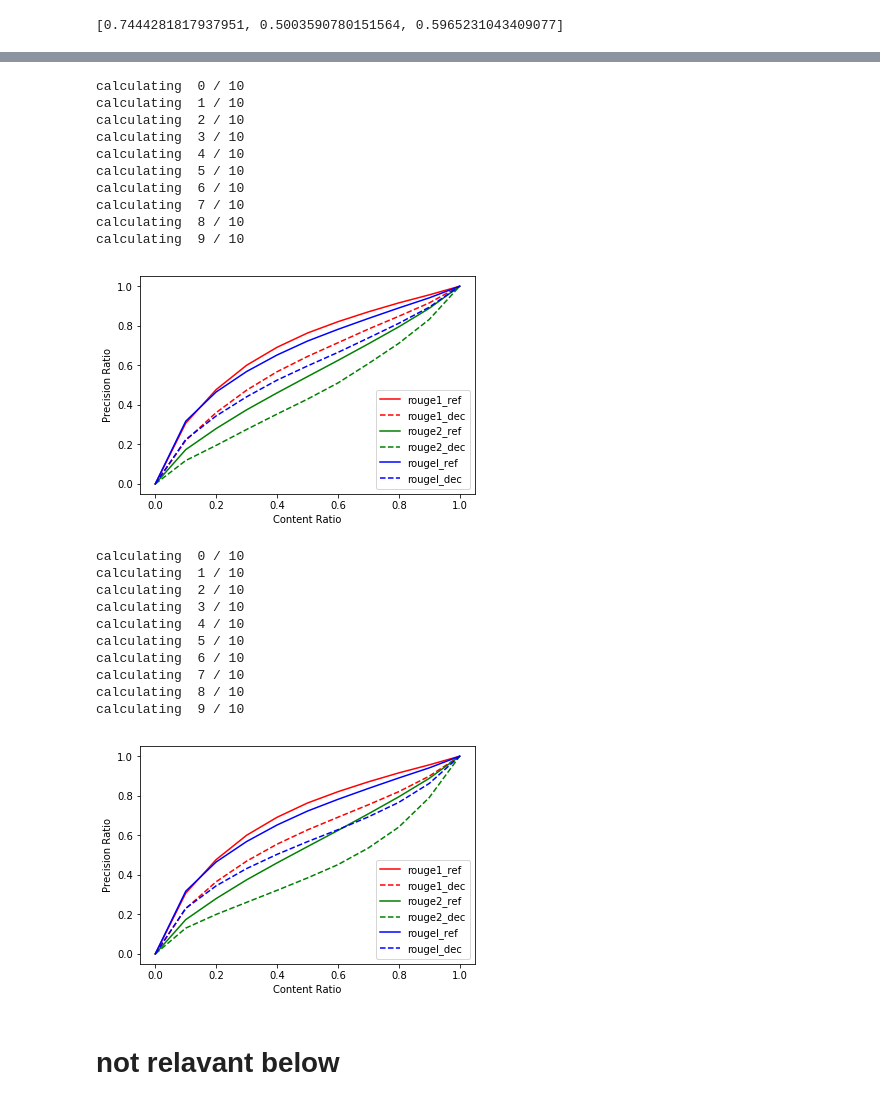
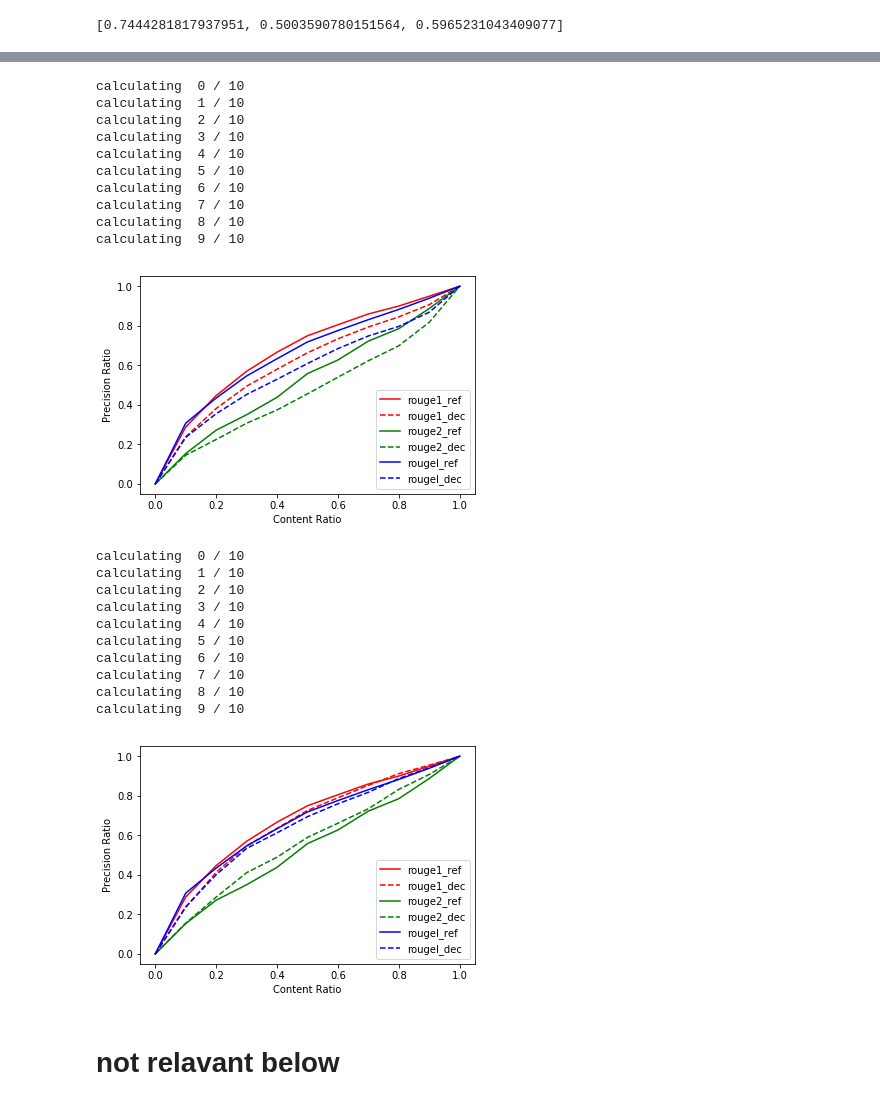
Before and after one commit to yiyang7/pointer, a Jupyter notebook: compute_rouge_teng_copy.ipynb, the cells around one changed output, grey strips where cells are left out. Cells and saved outputs as stored; diff of their text form; code cells hidden in the pictures.

```diff
--- a/compute_rouge_teng_copy.ipynb
+++ b/compute_rouge_teng_copy.ipynb
@@ -538,9 +554,9 @@ calculating  9 / 10
 # %%
 # fine-tuned on relationships
 
-path_pre = '/home/ubuntu/cs224u/pointer/log/fine_tune_relationships_exp/decode_test_400maxenc_4beam_35mindec_120maxdec_ckpt-246304_cov_init'
+path_pre = './log/pretrained_fine_tune_relationships_exp/decode_test_400maxenc_4beam_35mindec_120maxdec_ckpt-238949_cov_init'
 
-consider_first = 3000
+consider_first = 100
 
 plot_coverage(path_pre, consider_first)
 # %% [output]
@@ -554,27 +570,27 @@ calculating  6 / 10
 calculating  7 / 10
 calculating  8 / 10
 calculating  9 / 10
-[figure, old version]
+[figure, new version]
 # %%
 # post-trained on relationships
 
-path_pre = '/home/ubuntu/cs224u/pointer/log/pretrained_relationship_exp/decode_test_400maxenc_4beam_35mindec_120maxdec_ckpt-246384_cov_init'
+path_pre = './log/pretrained_full_tune_relationships_exp/decode_test_400maxenc_4beam_35mindec_120maxdec_ckpt-238965_cov_init'
 
-consider_first = 3000
+consider_first = 100
 
 plot_coverage(path_pre, consider_first)
 # %% [output]
 calculating  0 / 10
 calculating  1 / 10
 calculating  2 / 10
 calculating  3 / 10
 calculating  4 / 10
 calculating  5 / 10
 calculating  6 / 10
 calculating  7 / 10
 calculating  8 / 10
 calculating  9 / 10
-[figure, old version]
+[figure, new version]
 # %%
 result of pretrained on relationships: first 5000 samples
 # precision of decoded vs content
```
Also changed, not shown: parts of 4 cells of this notebook, 4 other files.
